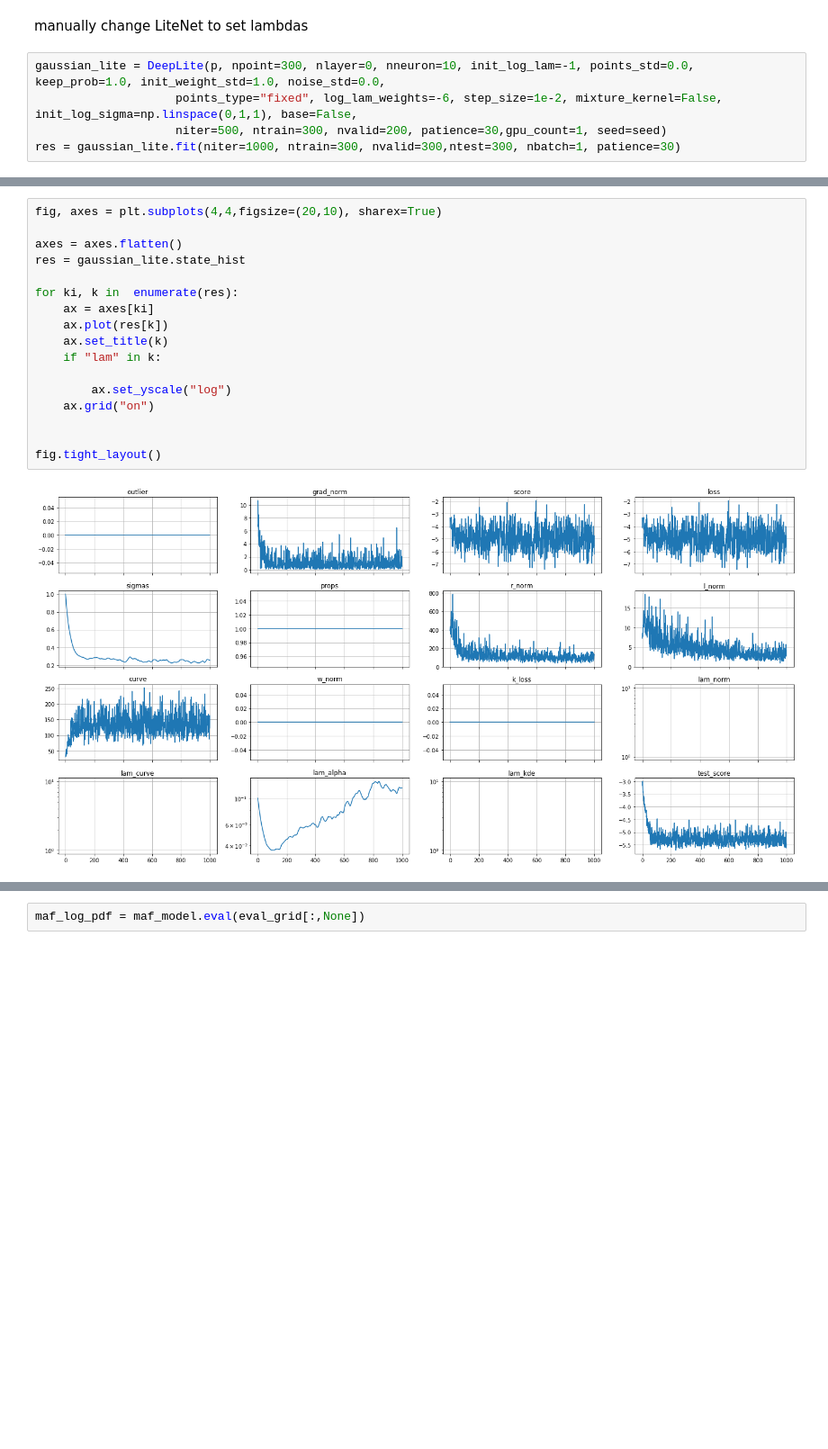
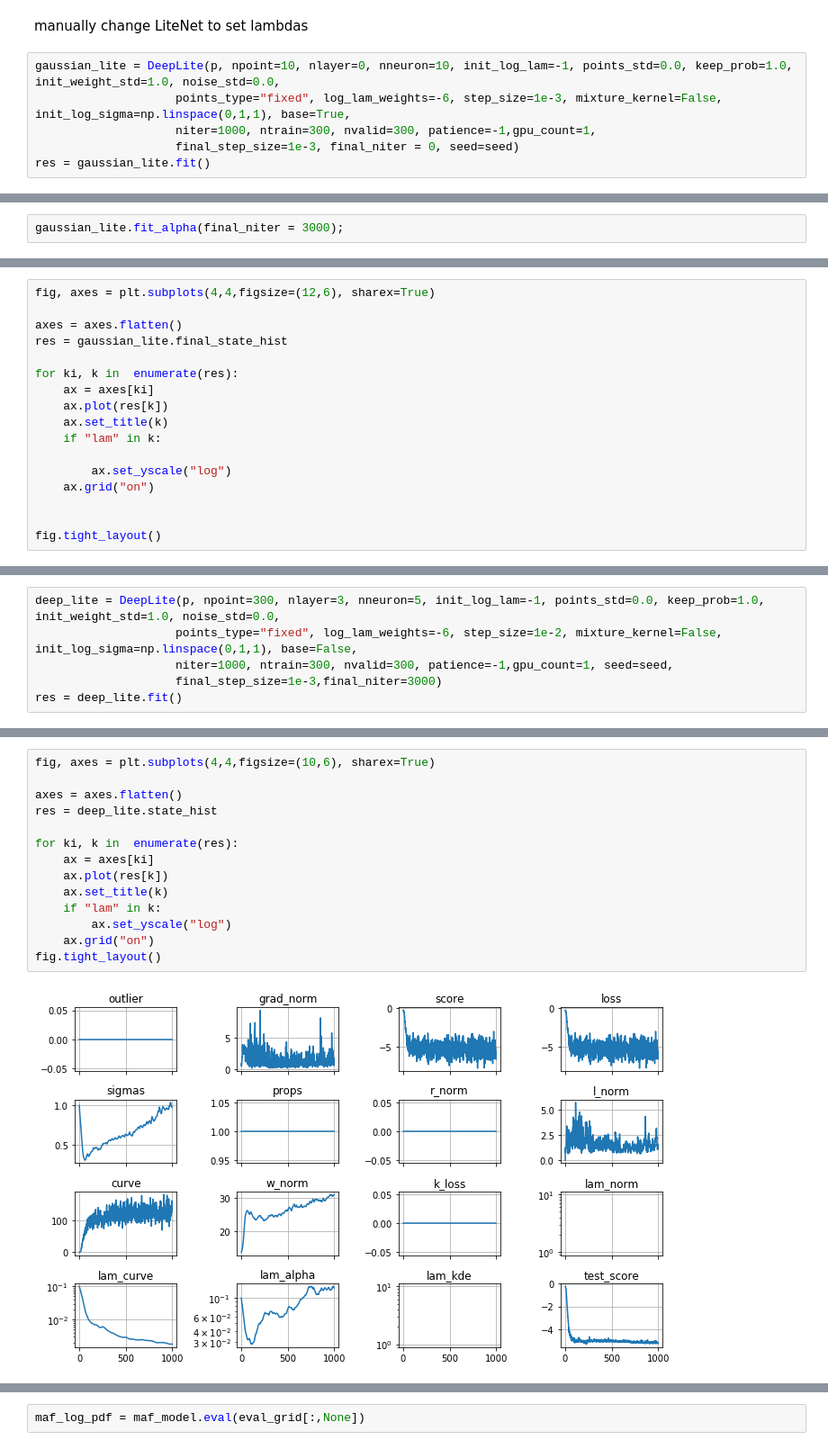
Before and after one commit to kevin-w-li/deep-kexpfam, a Jupyter notebook: MoG.ipynb, the cells around one changed output, grey strips where cells are left out. Shown: that part at 90% size. Saved outputs shown, nothing was run; the diff lists cells and outputs as text; blank space fills up the shorter version.

Commit message:
Figure notebooks

```diff
--- a/MoG.ipynb
+++ b/MoG.ipynb
@@ -43,8 +47,9 @@ sns.pairplot(df,plot_kws=dict(s=4, alpha=1.0, linewidth=0))
 # %% [markdown]
 manually change LiteNet to set lambdas
 # %%
-gaussian_lite = DeepLite(p, npoint=300, nlayer=0, nneuron=10, init_log_lam=-1, points_std=0.0, keep_prob=1.0, init_weight_std=1.0, noise_std=0.0,
-                    points_type="fixed", log_lam_weights=-6, step_size=1e-2, mixture_kernel=False, init_log_sigma=np.linspace(0,1,1), base=False,
-                    niter=500, ntrain=300, nvalid=200, patience=30,gpu_count=1, seed=seed)
-res = gaussian_lite.fit(niter=1000, ntrain=300, nvalid=300,ntest=300, nbatch=1, patience=30)
+gaussian_lite = DeepLite(p, npoint=10, nlayer=0, nneuron=10, init_log_lam=-1, points_std=0.0, keep_prob=1.0, init_weight_std=1.0, noise_std=0.0,
+                    points_type="fixed", log_lam_weights=-6, step_size=1e-3, mixture_kernel=False, init_log_sigma=np.linspace(0,1,1), base=True,
+                    niter=1000, ntrain=300, nvalid=300, patience=-1,gpu_count=1,
+                    final_step_size=1e-3, final_niter = 0, seed=seed)
+res = gaussian_lite.fit()
 # %% [output]
@@ -52,0 +58,2 @@ best score: -5.71552
+# %%
+gaussian_lite.fit_alpha(final_niter = 3000);
@@ -52,0 +62,17 @@ best score: -5.71552
+# %%
+fig, axes = plt.subplots(4,4,figsize=(12,6), sharex=True)
+
+axes = axes.flatten()
+res = gaussian_lite.final_state_hist
+
+for ki, k in  enumerate(res):
+    ax = axes[ki]
+    ax.plot(res[k])
+    ax.set_title(k)
+    if "lam" in k:
+
+        ax.set_yscale("log")
+    ax.grid("on")
+
+
+fig.tight_layout()
@@ -52,0 +81,6 @@ best score: -5.71552
+# %%
+deep_lite = DeepLite(p, npoint=300, nlayer=3, nneuron=5, init_log_lam=-1, points_std=0.0, keep_prob=1.0, init_weight_std=1.0, noise_std=0.0,
+                    points_type="fixed", log_lam_weights=-6, step_size=1e-2, mixture_kernel=False, init_log_sigma=np.linspace(0,1,1), base=False,
+                    niter=1000, ntrain=300, nvalid=300, patience=-1,gpu_count=1, seed=seed,
+                    final_step_size=1e-3,final_niter=3000)
+res = deep_lite.fit()
@@ -53,19 +90,16 @@ best score: -5.71552
 # %%
-fig, axes = plt.subplots(4,4,figsize=(20,10), sharex=True)
+fig, axes = plt.subplots(4,4,figsize=(10,6), sharex=True)
 
 axes = axes.flatten()
-res = gaussian_lite.state_hist
+res = deep_lite.state_hist
 
 for ki, k in  enumerate(res):
     ax = axes[ki]
     ax.plot(res[k])
     ax.set_title(k)
     if "lam" in k:
-
         ax.set_yscale("log")
     ax.grid("on")
-
-
 fig.tight_layout()
 # %% [output]
-[figure, old version]
+[figure, new version]
```
Also changed, not shown: parts of 14 cells of this notebook, 1 other file.
